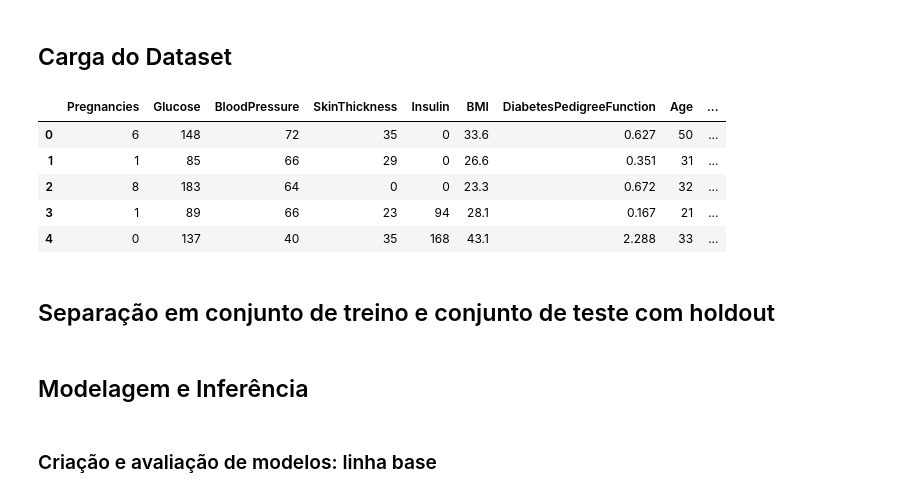
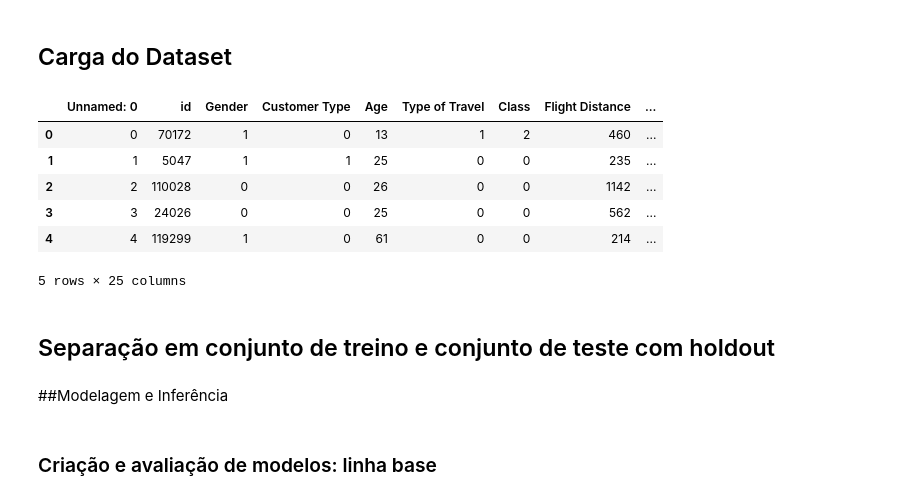
Before and after one commit to tdbartolo/tdbartolo-rep, a Jupyter notebook: machine-learning/ML_MVP_AirLineSatisfaction.ipynb, the cells around one changed output. Cells and saved outputs as stored; diff of their text form; code cells hidden in the pictures.

```diff
--- a/machine-learning/ML_MVP_AirLineSatisfaction.ipynb
+++ b/machine-learning/ML_MVP_AirLineSatisfaction.ipynb
@@ -38,20 +39,29 @@ from sklearn.ensemble import GradientBoostingClassifier
 ## Carga do Dataset
 # %%
 # Informa a URL de importação do dataset
-url = "https://raw.githubusercontent.com/tatianaesc/datascience/main/diabetes.csv"
+url = "https://raw.githubusercontent.com/tdbartolo/tdbartolo-rep/main/airline-satisfation-train.csv"
 
 # Lê o arquivo
 dataset = pd.read_csv(url, delimiter=',')
 
+#Utiliza o LabelEncoder como rotina de pré-processamento
+le = LabelEncoder()
+for column_name in dataset.columns:
+       if dataset[column_name].dtype == object:
+            dataset[column_name] = le.fit_transform(dataset[column_name])
+       else:
+            pass
+
 # Mostra as primeiras linhas do dataset
 dataset.head()
 # %% [output]
-|  | Pregnancies | Glucose | BloodPressure | SkinThickness | Insulin | BMI | DiabetesPedigreeFunction | Age | ... |
-| 0 | 6 | 148 | 72 | 35 | 0 | 33.6 | 0.627 | 50 | ... |
-| 1 | 1 | 85 | 66 | 29 | 0 | 26.6 | 0.351 | 31 | ... |
-| 2 | 8 | 183 | 64 | 0 | 0 | 23.3 | 0.672 | 32 | ... |
-| 3 | 1 | 89 | 66 | 23 | 94 | 28.1 | 0.167 | 21 | ... |
-| 4 | 0 | 137 | 40 | 35 | 168 | 43.1 | 2.288 | 33 | ... |
+|  | Unnamed: 0 | id | Gender | Customer Type | Age | Type of Travel | Class | Flight Distance | ... |
+| 0 | 0 | 70172 | 1 | 0 | 13 | 1 | 2 | 460 | ... |
+| 1 | 1 | 5047 | 1 | 1 | 25 | 0 | 0 | 235 | ... |
+| 2 | 2 | 110028 | 0 | 0 | 26 | 0 | 0 | 1142 | ... |
+| 3 | 3 | 24026 | 0 | 0 | 25 | 0 | 0 | 562 | ... |
+| 4 | 4 | 119299 | 1 | 0 | 61 | 0 | 0 | 214 | ... |
+5 rows × 25 columns
 # %% [markdown]
 ## Separação em conjunto de treino e conjunto de teste com holdout
 # %%
@@ -70,7 +80,7 @@ scoring = 'accuracy'
 num_particoes = 10
 kfold = StratifiedKFold(n_splits=num_particoes, shuffle=True, random_state=seed) # validação cruzada com estratificação
 # %% [markdown]
-## Modelagem e Inferência
+##Modelagem e Inferência
 # %% [markdown]
 ### Criação e avaliação de modelos: linha base
 # %%
```
Also changed, not shown: parts of 3 cells of this notebook.
